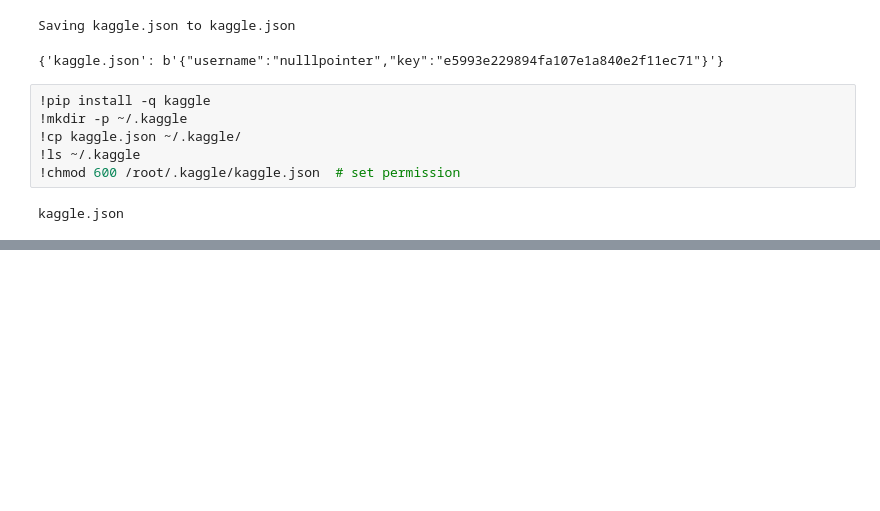
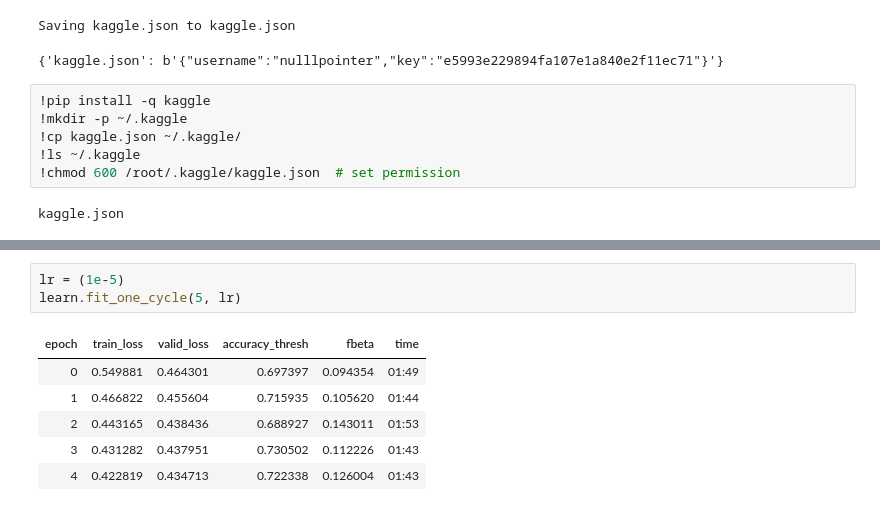
Before and after one commit to HiteshAI/Plant_Classification, a Jupyter notebook: cloud_organization.ipynb, the cells around one changed output, grey strips where cells are left out. Saved outputs shown, nothing was run; the diff lists cells and outputs as text; blank space fills up the shorter version.

```diff
--- a/cloud_organization.ipynb
+++ b/cloud_organization.ipynb
@@ -373,0 +326,10 @@ submission.to_csv('test_classification_results.csv', index=False)
+# %%
+lr = (1e-5)
+learn.fit_one_cycle(5, lr)
+# %% [output]
+| epoch | train_loss | valid_loss | accuracy_thresh | fbeta | time |
+| 0 | 0.549881 | 0.464301 | 0.697397 | 0.094354 | 01:49 |
+| 1 | 0.466822 | 0.455604 | 0.715935 | 0.105620 | 01:44 |
+| 2 | 0.443165 | 0.438436 | 0.688927 | 0.143011 | 01:53 |
+| 3 | 0.431282 | 0.437951 | 0.730502 | 0.112226 | 01:43 |
+| 4 | 0.422819 | 0.434713 | 0.722338 | 0.126004 | 01:43 |
```
Also changed, not shown: parts of 64 cells of this notebook.
